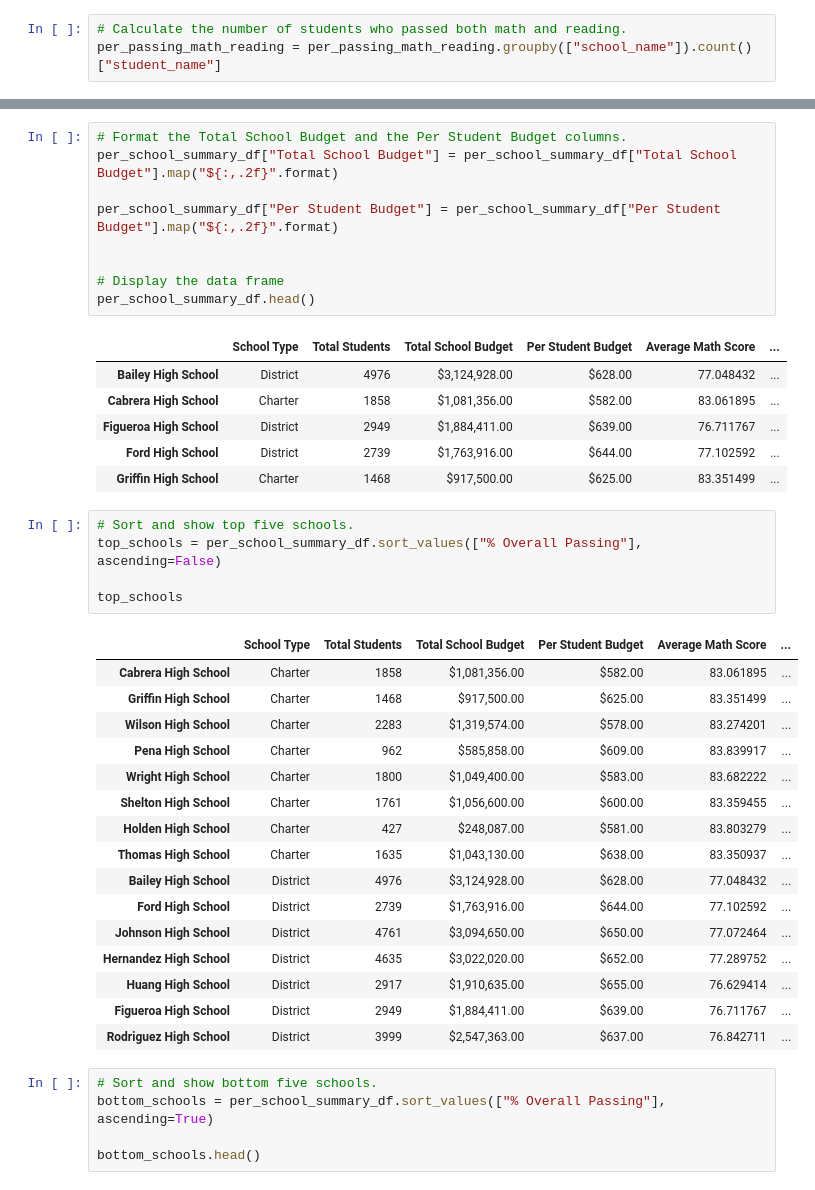
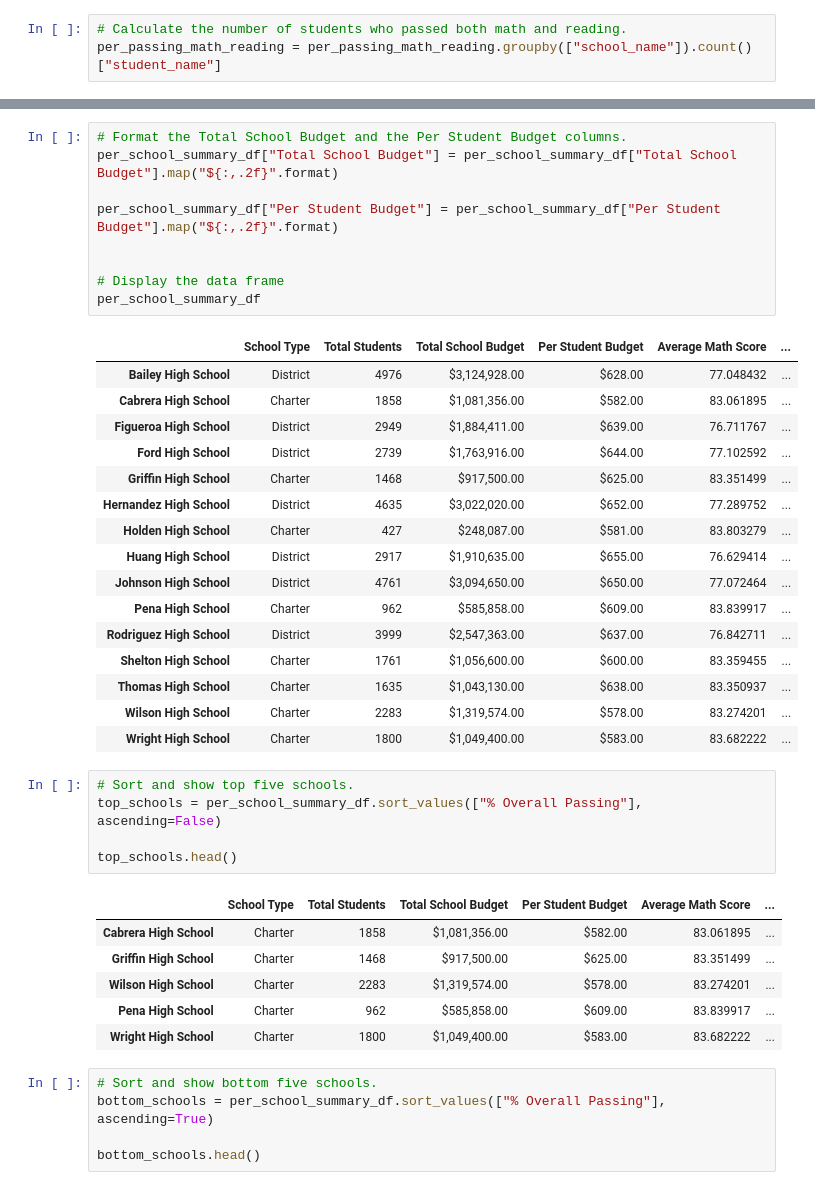
Before and after one commit to Snicho1945/School_District_Analysis, a Jupyter notebook: PyCitySchools_Challenge.ipynb, the cells around one changed output, grey strips where cells are left out. Drawn from its saved outputs; the diff is of its cells as text.

```diff
--- a/PyCitySchools_Challenge.ipynb
+++ b/PyCitySchools_Challenge.ipynb
@@ -443,7 +243,7 @@ per_school_summary_df["Per Student Budget"] = per_school_summary_df["Per Student
 
 
 # Display the data frame
-per_school_summary_df.head()
+per_school_summary_df
 # %% [output]
 |  | School Type | Total Students | Total School Budget | Per Student Budget | Average Math Score | ... |
 | Bailey High School | District | 4976 | $3,124,928.00 | $628.00 | 77.048432 | ... |
@@ -451,28 +251,28 @@ per_school_summary_df.head()
 | Figueroa High School | District | 2949 | $1,884,411.00 | $639.00 | 76.711767 | ... |
 | Ford High School | District | 2739 | $1,763,916.00 | $644.00 | 77.102592 | ... |
 | Griffin High School | Charter | 1468 | $917,500.00 | $625.00 | 83.351499 | ... |
+| Hernandez High School | District | 4635 | $3,022,020.00 | $652.00 | 77.289752 | ... |
+| Holden High School | Charter | 427 | $248,087.00 | $581.00 | 83.803279 | ... |
+| Huang High School | District | 2917 | $1,910,635.00 | $655.00 | 76.629414 | ... |
+| Johnson High School | District | 4761 | $3,094,650.00 | $650.00 | 77.072464 | ... |
+| Pena High School | Charter | 962 | $585,858.00 | $609.00 | 83.839917 | ... |
+| Rodriguez High School | District | 3999 | $2,547,363.00 | $637.00 | 76.842711 | ... |
+| Shelton High School | Charter | 1761 | $1,056,600.00 | $600.00 | 83.359455 | ... |
+| Thomas High School | Charter | 1635 | $1,043,130.00 | $638.00 | 83.350937 | ... |
+| Wilson High School | Charter | 2283 | $1,319,574.00 | $578.00 | 83.274201 | ... |
+| Wright High School | Charter | 1800 | $1,049,400.00 | $583.00 | 83.682222 | ... |
 # %%
 # Sort and show top five schools.
 top_schools = per_school_summary_df.sort_values(["% Overall Passing"], ascending=False)
 
-top_schools
+top_schools.head()
 # %% [output]
 |  | School Type | Total Students | Total School Budget | Per Student Budget | Average Math Score | ... |
 | Cabrera High School | Charter | 1858 | $1,081,356.00 | $582.00 | 83.061895 | ... |
 | Griffin High School | Charter | 1468 | $917,500.00 | $625.00 | 83.351499 | ... |
 | Wilson High School | Charter | 2283 | $1,319,574.00 | $578.00 | 83.274201 | ... |
 | Pena High School | Charter | 962 | $585,858.00 | $609.00 | 83.839917 | ... |
 | Wright High School | Charter | 1800 | $1,049,400.00 | $583.00 | 83.682222 | ... |
-| Shelton High School | Charter | 1761 | $1,056,600.00 | $600.00 | 83.359455 | ... |
-| Holden High School | Charter | 427 | $248,087.00 | $581.00 | 83.803279 | ... |
-| Thomas High School | Charter | 1635 | $1,043,130.00 | $638.00 | 83.350937 | ... |
-| Bailey High School | District | 4976 | $3,124,928.00 | $628.00 | 77.048432 | ... |
-| Ford High School | District | 2739 | $1,763,916.00 | $644.00 | 77.102592 | ... |
-| Johnson High School | District | 4761 | $3,094,650.00 | $650.00 | 77.072464 | ... |
-| Hernandez High School | District | 4635 | $3,022,020.00 | $652.00 | 77.289752 | ... |
-| Huang High School | District | 2917 | $1,910,635.00 | $655.00 | 76.629414 | ... |
-| Figueroa High School | District | 2949 | $1,884,411.00 | $639.00 | 76.711767 | ... |
-| Rodriguez High School | District | 3999 | $2,547,363.00 | $637.00 | 76.842711 | ... |
 # %%
 # Sort and show bottom five schools.
 bottom_schools = per_school_summary_df.sort_values(["% Overall Passing"], ascending=True)
```
Also changed, not shown: parts of 26 cells of this notebook.
